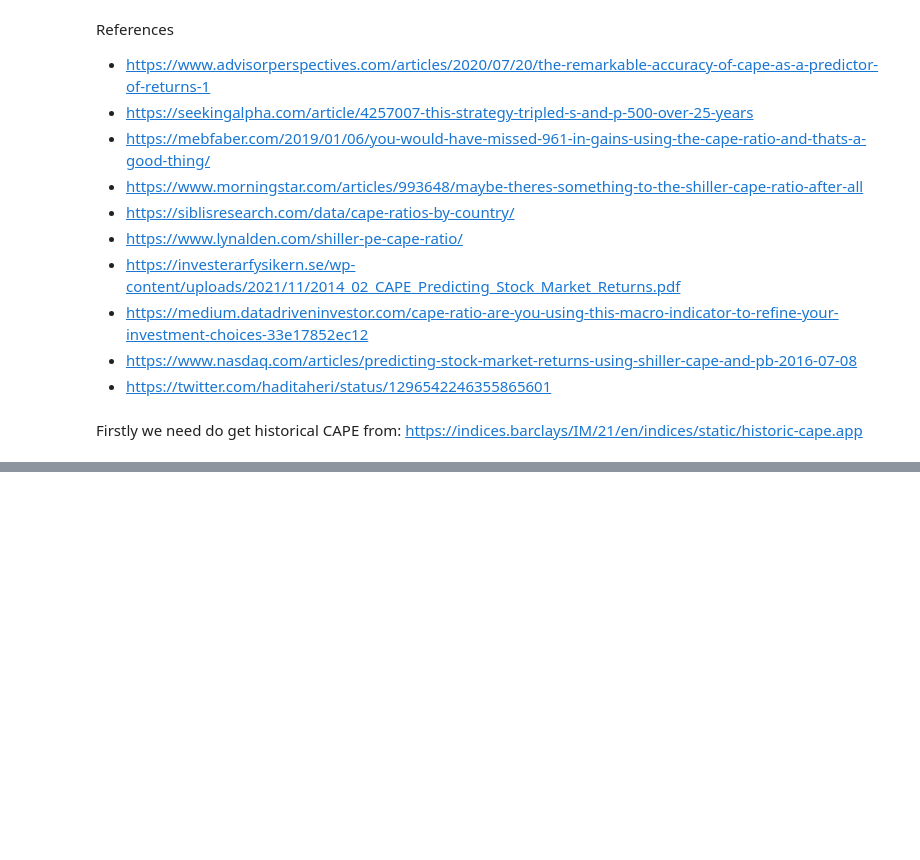
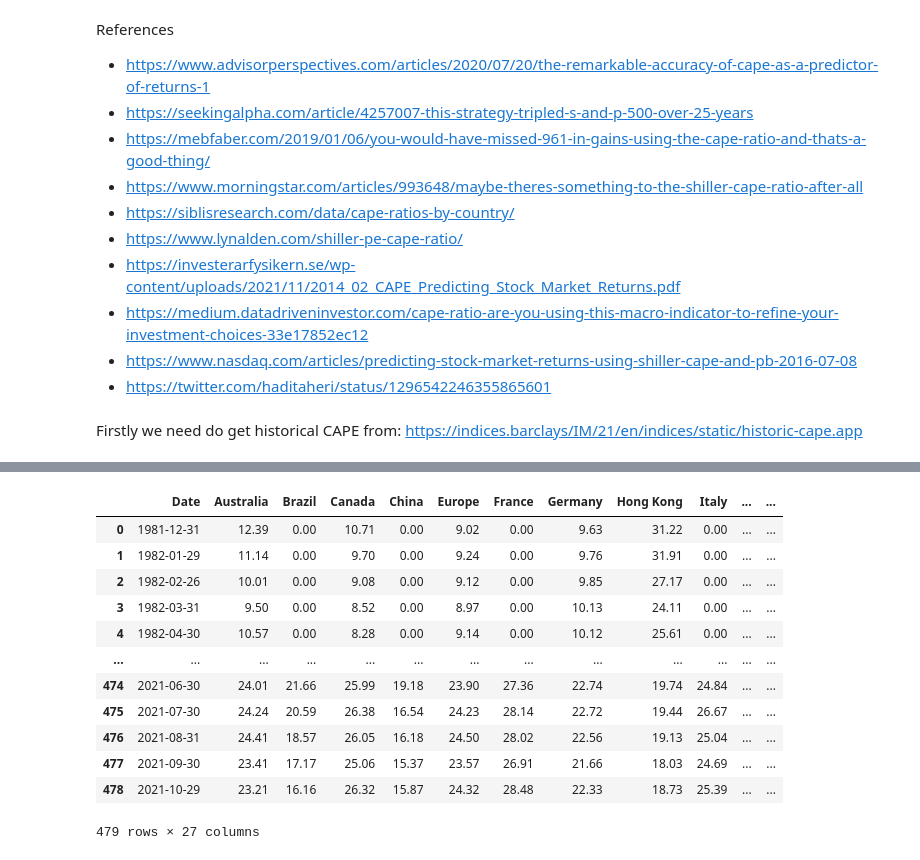
Before and after one commit to rdemarqui/World_CAPE_ratio, a Jupyter notebook: World_CAPE_ratio.ipynb, the cells around one changed output, grey strips where cells are left out. Saved outputs shown, nothing was run; the diff lists cells and outputs as text; code cells hidden in the pictures; blank space fills up the shorter version.

```diff
--- a/World_CAPE_ratio.ipynb
+++ b/World_CAPE_ratio.ipynb
@@ -30,0 +23,5 @@ df_cape.tail()
+# %%
+df_cape = pd.read_csv('Historic-cape-ratios.csv')
+df_cape['Date'] = pd.to_datetime(df_cape.loc[:, 'Date'], format = '%d/%m/%Y')
+df_cape.drop(columns=['Europe'], inplace=True)
+df_cape = df_cape[df_cape['Date']>'2004-11-30'].copy()
@@ -61,0 +101,3 @@ USA: Median:23.69, Current:39.08, Relative:1.65
+# %%
+a = df_cape[['Date']].copy()
+a
@@ -61,0 +118,2 @@ USA: Median:23.69, Current:39.08, Relative:1.65
+# %%
+df_cape['Date'] = pd.to_datetime(a.loc[:, 'Date'], format = '%d/%m/%Y')
@@ -61,0 +124,18 @@ USA: Median:23.69, Current:39.08, Relative:1.65
+# %%
+df_cape['Date'] = pd.to_datetime(df_cape.loc[:, 'Date'], format = '%d/%m/%Y')
+# %%
+df_cape
+# %% [output]
+|  | Date | Australia | Brazil | Canada | China | Europe | France | Germany | Hong Kong | Italy | ... | ... |
+| 0 | 1981-12-31 | 12.39 | 0.00 | 10.71 | 0.00 | 9.02 | 0.00 | 9.63 | 31.22 | 0.00 | ... | ... |
+| 1 | 1982-01-29 | 11.14 | 0.00 | 9.70 | 0.00 | 9.24 | 0.00 | 9.76 | 31.91 | 0.00 | ... | ... |
+| 2 | 1982-02-26 | 10.01 | 0.00 | 9.08 | 0.00 | 9.12 | 0.00 | 9.85 | 27.17 | 0.00 | ... | ... |
+| 3 | 1982-03-31 | 9.50 | 0.00 | 8.52 | 0.00 | 8.97 | 0.00 | 10.13 | 24.11 | 0.00 | ... | ... |
+| 4 | 1982-04-30 | 10.57 | 0.00 | 8.28 | 0.00 | 9.14 | 0.00 | 10.12 | 25.61 | 0.00 | ... | ... |
+| ... | ... | ... | ... | ... | ... | ... | ... | ... | ... | ... | ... | ... |
+| 474 | 2021-06-30 | 24.01 | 21.66 | 25.99 | 19.18 | 23.90 | 27.36 | 22.74 | 19.74 | 24.84 | ... | ... |
+| 475 | 2021-07-30 | 24.24 | 20.59 | 26.38 | 16.54 | 24.23 | 28.14 | 22.72 | 19.44 | 26.67 | ... | ... |
+| 476 | 2021-08-31 | 24.41 | 18.57 | 26.05 | 16.18 | 24.50 | 28.02 | 22.56 | 19.13 | 25.04 | ... | ... |
+| 477 | 2021-09-30 | 23.41 | 17.17 | 25.06 | 15.37 | 23.57 | 26.91 | 21.66 | 18.03 | 24.69 | ... | ... |
+| 478 | 2021-10-29 | 23.21 | 16.16 | 26.32 | 15.87 | 24.32 | 28.48 | 22.33 | 18.73 | 25.39 | ... | ... |
+479 rows × 27 columns
```
Also changed, not shown: parts of 16 cells of this notebook.
